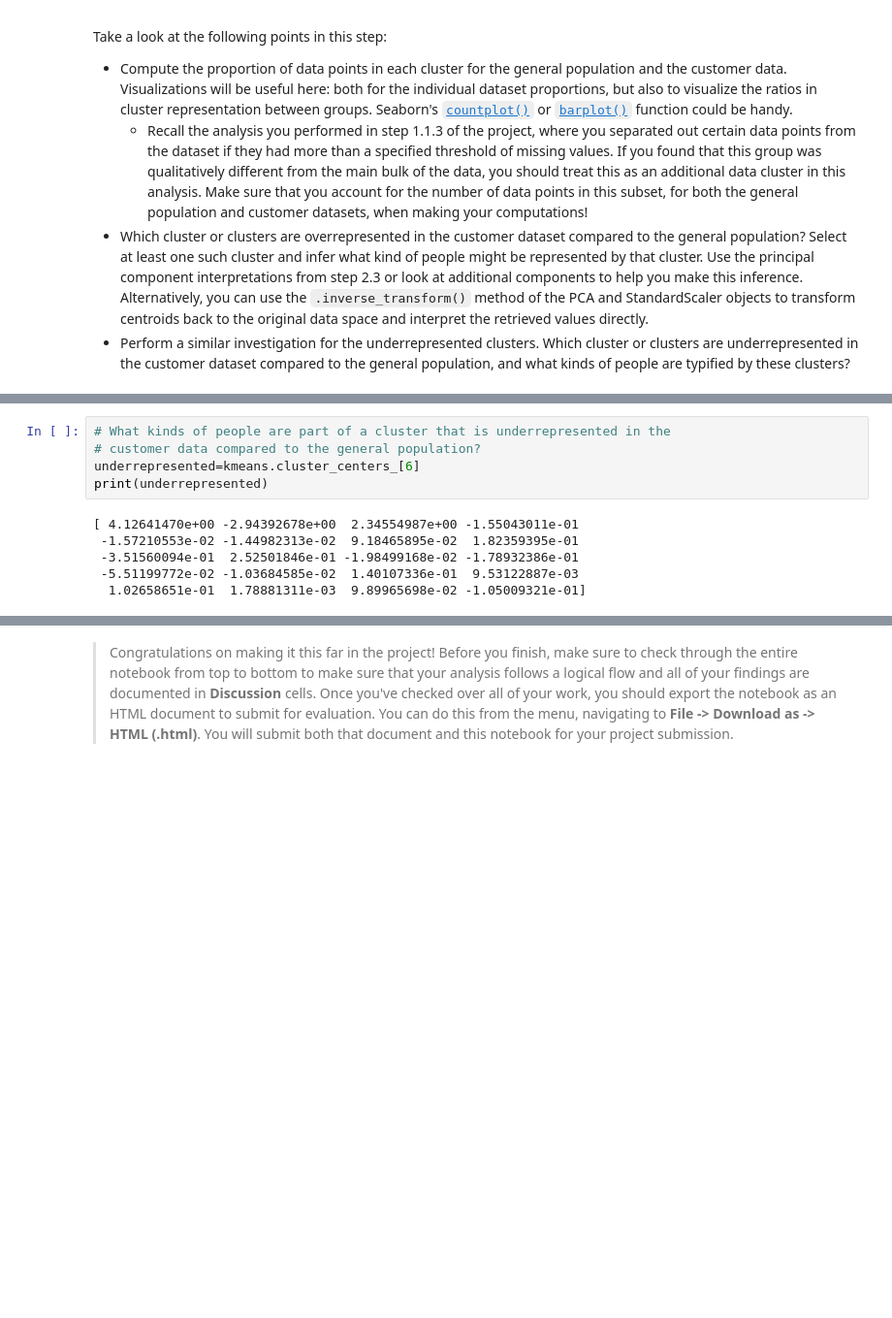
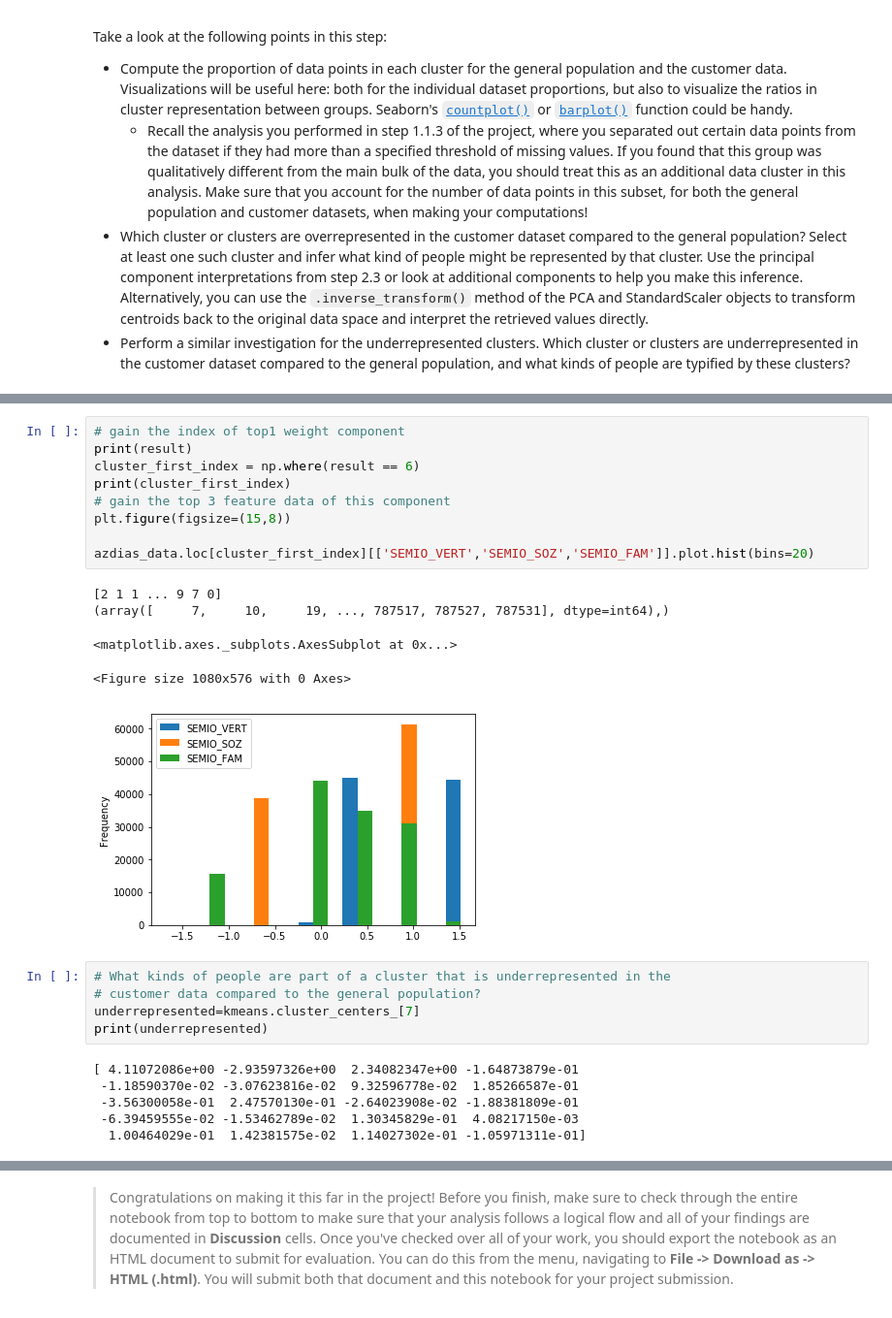
Before and after one commit to xueweiyema/IdentifyCustomer, a Jupyter notebook: Identify_Customer_Segments.ipynb, the cells around one changed output, grey strips where cells are left out. Shown at 97% size. Drawn from its saved outputs; the diff is of its cells as text; blank space fills up the shorter version.

```diff
--- a/Identify_Customer_Segments.ipynb
+++ b/Identify_Customer_Segments.ipynb
@@ -1212,14 +1223,29 @@ print(customers_result)
+# %%
+# gain the index of top1 weight component
+print(result)
+cluster_first_index = np.where(result == 6)
+print(cluster_first_index)
+# gain the top 3 feature data of this component
+plt.figure(figsize=(15,8))
+
+azdias_data.loc[cluster_first_index][['SEMIO_VERT','SEMIO_SOZ','SEMIO_FAM']].plot.hist(bins=20)
+# %% [output]
+[2 1 1 ... 9 7 0]
+(array([     7,     10,     19, ..., 787517, 787527, 787531], dtype=int64),)
+<matplotlib.axes._subplots.AxesSubplot at 0x...>
+<Figure size 1080x576 with 0 Axes>
+[figure, added]
 # %%
 # What kinds of people are part of a cluster that is underrepresented in the
 # customer data compared to the general population?
-underrepresented=kmeans.cluster_centers_[6]
+underrepresented=kmeans.cluster_centers_[7]
 print(underrepresented)
 # %% [output]
-[ 4.12641470e+00 -2.94392678e+00  2.34554987e+00 -1.55043011e-01
- -1.57210553e-02 -1.44982313e-02  9.18465895e-02  1.82359395e-01
- -3.51560094e-01  2.52501846e-01 -1.98499168e-02 -1.78932386e-01
- -5.51199772e-02 -1.03684585e-02  1.40107336e-01  9.53122887e-03
-  1.02658651e-01  1.78881311e-03  9.89965698e-02 -1.05009321e-01]
+[ 4.11072086e+00 -2.93597326e+00  2.34082347e+00 -1.64873879e-01
+ -1.18590370e-02 -3.07623816e-02  9.32596778e-02  1.85266587e-01
+ -3.56300058e-01  2.47570130e-01 -2.64023908e-02 -1.88381809e-01
+ -6.39459555e-02 -1.53462789e-02  1.30345829e-01  4.08217150e-03
+  1.00464029e-01  1.42381575e-02  1.14027302e-01 -1.05971311e-01]
 # %%
 # check the details
 underrepresentedpd=pd.DataFrame(underrepresented,columns=['weight'])
```
Also changed, not shown: parts of 17 cells of this notebook, 1 other file.
